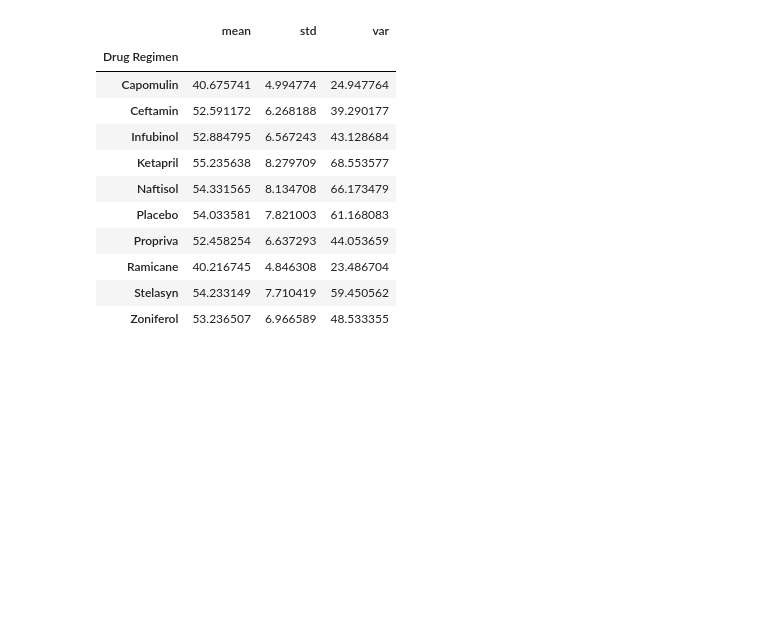
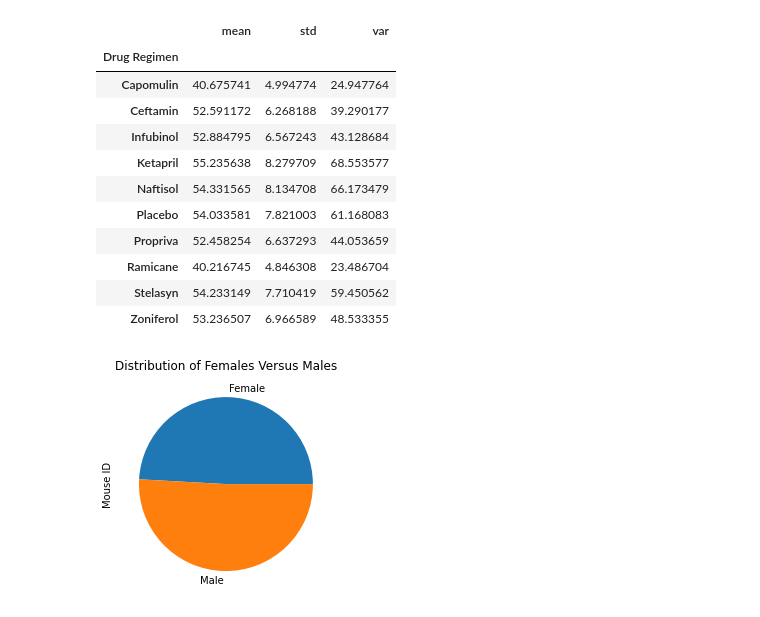
Before and after one commit to Farhana20/UCI_Homework_Farhana, a Jupyter notebook: Matplotlib_05/Pymaceuticals/MatplotlibHW.ipynb, the cells around one changed output. Drawn from its saved outputs; the diff is of its cells as text; code cells hidden in the pictures; blank space fills up the shorter version.

```diff
--- a/Matplotlib_05/Pymaceuticals/MatplotlibHW.ipynb
+++ b/Matplotlib_05/Pymaceuticals/MatplotlibHW.ipynb
@@ -294 +292,12 @@ regimen_sem = df1.groupby("")
+# %%
+# Generate a pie plot showing the distribution of female versus male mice using pandas
+sex_dist = final_df.groupby('Sex').count()['Mouse ID']
+sex_dist_df = pd.DataFrame(sex_dist)
+sex_dist_df
+plt.pie(sex_dist, labels=sex_dist.index),
+plt.title("Distribution of Females Versus Males")
+plt.ylabel("Mouse ID")
+plt.show()
+# %% [output]
+[figure, added]
 # %%
```
Also changed, not shown: parts of 17 cells of this notebook, 2 other files.
